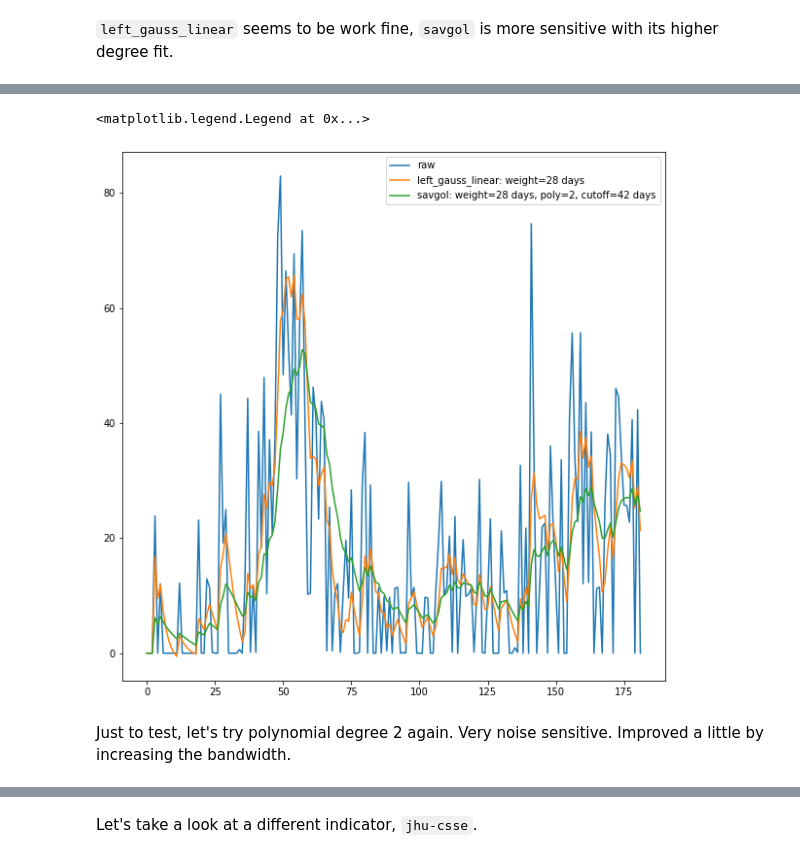
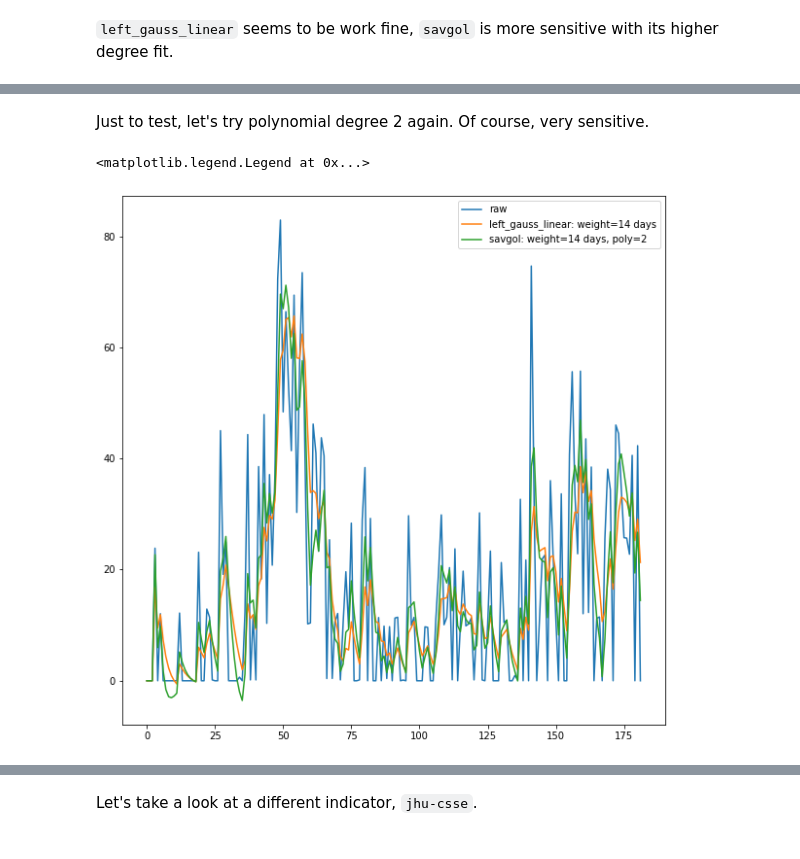
Before and after one commit to cmu-delphi/covidcast-modeling, a Jupyter notebook: indicators_smoother/COVIDcast Smoothing.ipynb, the cells around one changed output, grey strips where cells are left out. Cells and saved outputs as stored; diff of their text form; code cells hidden in the pictures.

```diff
--- a/indicators_smoother/COVIDcast Smoothing.ipynb
+++ b/indicators_smoother/COVIDcast Smoothing.ipynb
@@ -159,16 +184,16 @@ Again, using the polynomial fit degree of zero, we can get something with smalle
+# %% [markdown]
+Just to test, let's try polynomial degree 2 again. Of course, very sensitive.
 # %%
 plt.figure(figsize=(10,10))
 plt.plot(np.array(data_raw.value), label="raw")
 smoother = Smoother(method_name='left_gauss_linear', gaussian_bandwidth=100)
 plt.plot(smoother.smooth(np.array(data_raw.value)), label="left_gauss_linear: weight=14 days")
-smoother = Smoother(gaussian_bandwidth=100, poly_fit_degree=0)
-plt.plot(smoother.smooth(np.array(data_raw.value)), label="savgol: weight=14 days, poly=0, cutoff=42 days")
+smoother = Smoother(gaussian_bandwidth=100, poly_fit_degree=2)
+plt.plot(smoother.smooth(np.array(data_raw.value)), label="savgol: weight=14 days, poly=2")
 plt.legend()
 # %% [output]
 <matplotlib.legend.Legend at 0x...>
-[figure, old version]
+[figure, new version]
-# %% [markdown]
-Just to test, let's try polynomial degree 2 again. Very noise sensitive. Improved a little by increasing the bandwidth.
 # %%
 plt.figure(figsize=(10,10))
 plt.plot(np.array(data_raw.value), label="raw")
```
Also changed, not shown: parts of 36 cells of this notebook.
